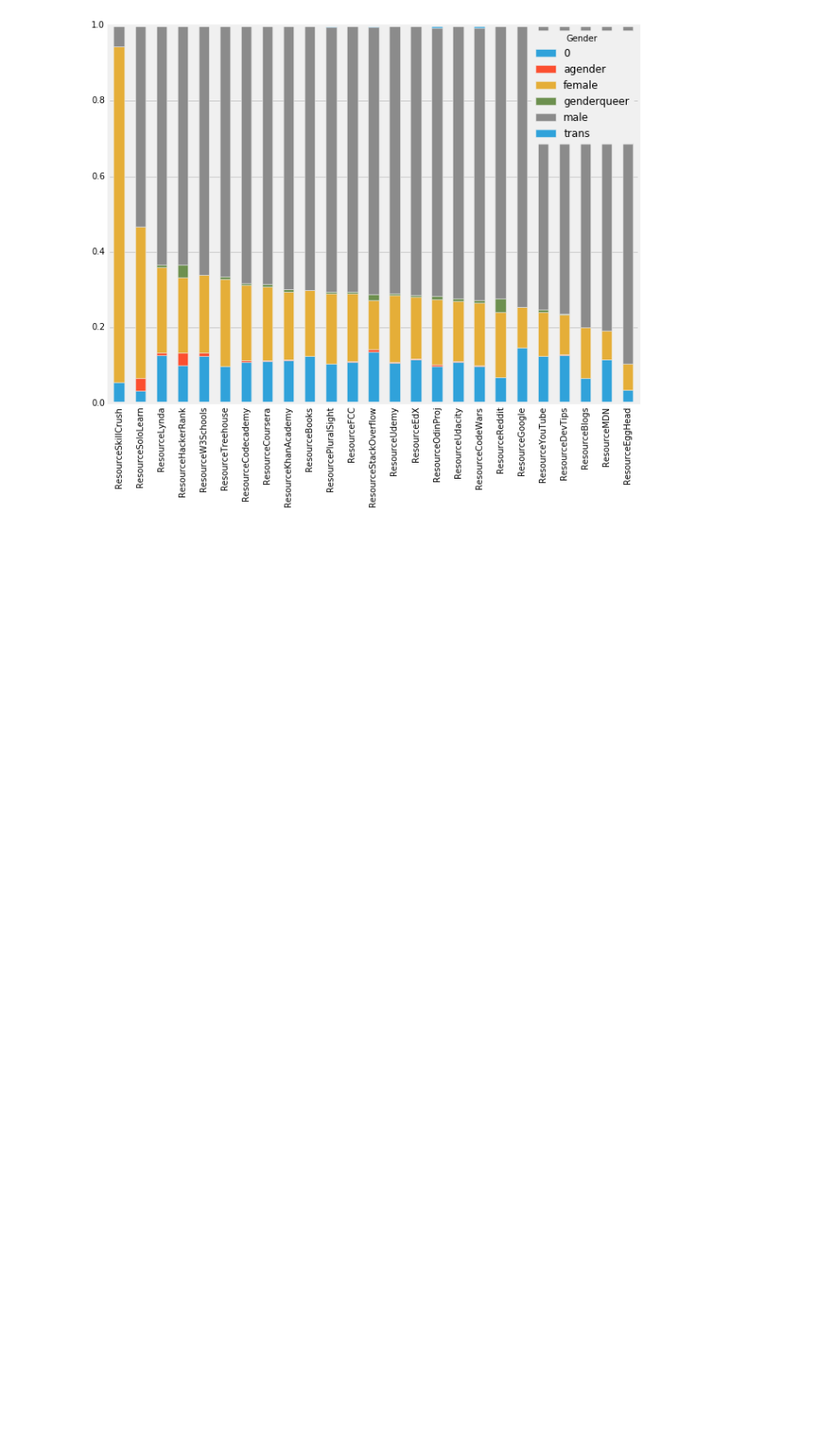
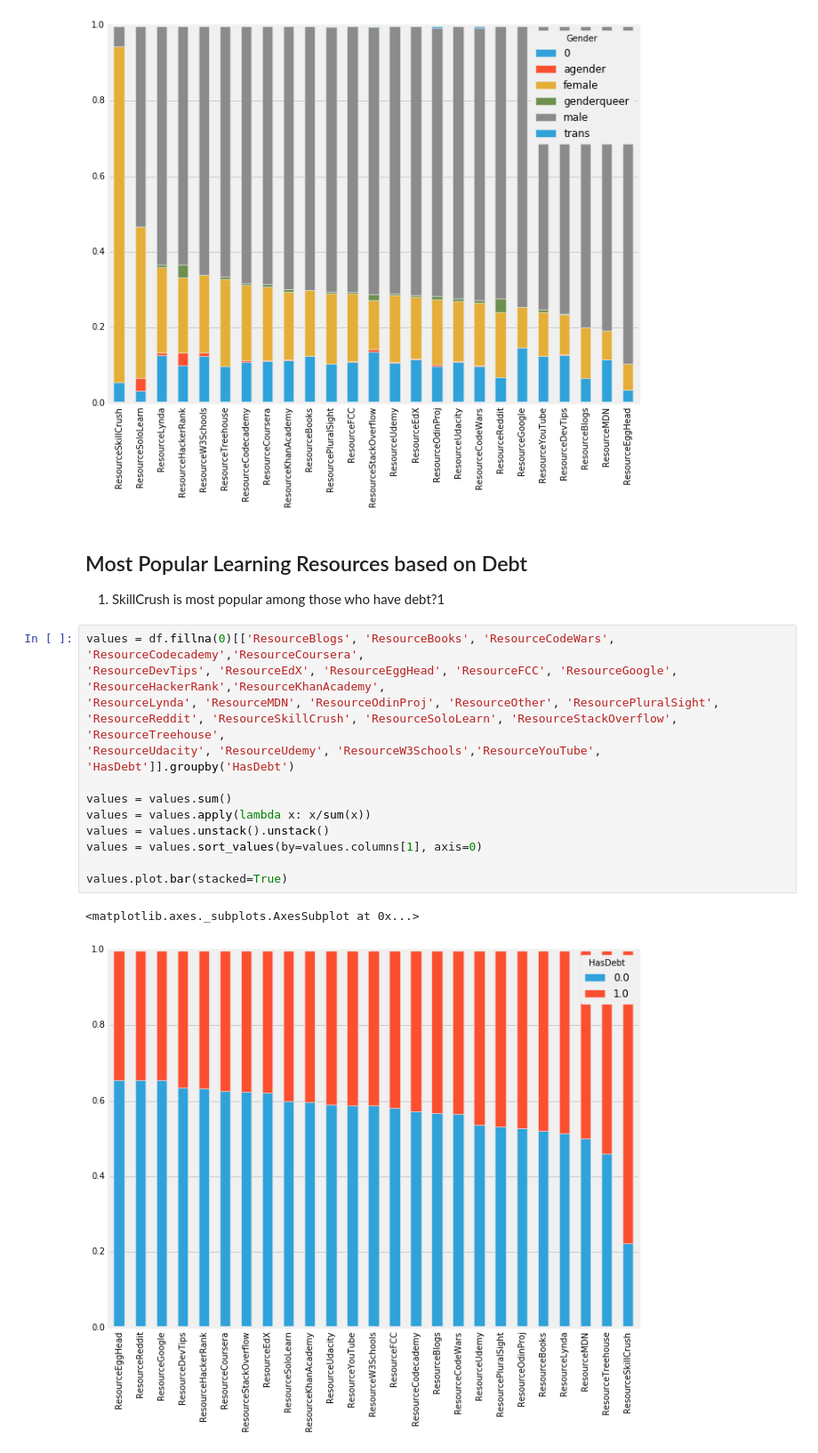
Before and after one commit to Deborah-Digges/inferential-stats, a Jupyter notebook: 2016-new-coder-survey/2016-FCC-New-Coders-Survey.ipynb, the cells around one changed output. Shown at 89% size. Drawn from its saved outputs; the diff is of its cells as text; blank space fills up the shorter version.

Commit message:
Add resource by debt chart

```diff
--- a/2016-new-coder-survey/2016-FCC-New-Coders-Survey.ipynb
+++ b/2016-new-coder-survey/2016-FCC-New-Coders-Survey.ipynb
@@ -173,3 +190,22 @@ values.plot.bar(stacked=True)
 # %% [output]
 <matplotlib.axes._subplots.AxesSubplot at 0x...>
 [figure]
+# %% [markdown]
+## Most Popular Learning Resources based on Debt
+1. SkillCrush is most popular among those who have debt?1
+# %%
+values = df.fillna(0)[['ResourceBlogs', 'ResourceBooks', 'ResourceCodeWars', 'ResourceCodecademy','ResourceCoursera',
+'ResourceDevTips', 'ResourceEdX', 'ResourceEggHead', 'ResourceFCC', 'ResourceGoogle', 'ResourceHackerRank','ResourceKhanAcademy',
+'ResourceLynda', 'ResourceMDN', 'ResourceOdinProj', 'ResourceOther', 'ResourcePluralSight',
+'ResourceReddit', 'ResourceSkillCrush', 'ResourceSoloLearn', 'ResourceStackOverflow', 'ResourceTreehouse',
+'ResourceUdacity', 'ResourceUdemy', 'ResourceW3Schools','ResourceYouTube', 'HasDebt']].groupby('HasDebt')
+
+values = values.sum()
+values = values.apply(lambda x: x/sum(x))
+values = values.unstack().unstack()
+values = values.sort_values(by=values.columns[1], axis=0)
+
+values.plot.bar(stacked=True)
+# %% [output]
+<matplotlib.axes._subplots.AxesSubplot at 0x...>
+[figure, added]
```
Also changed, not shown: parts of 1 cell of this notebook.
